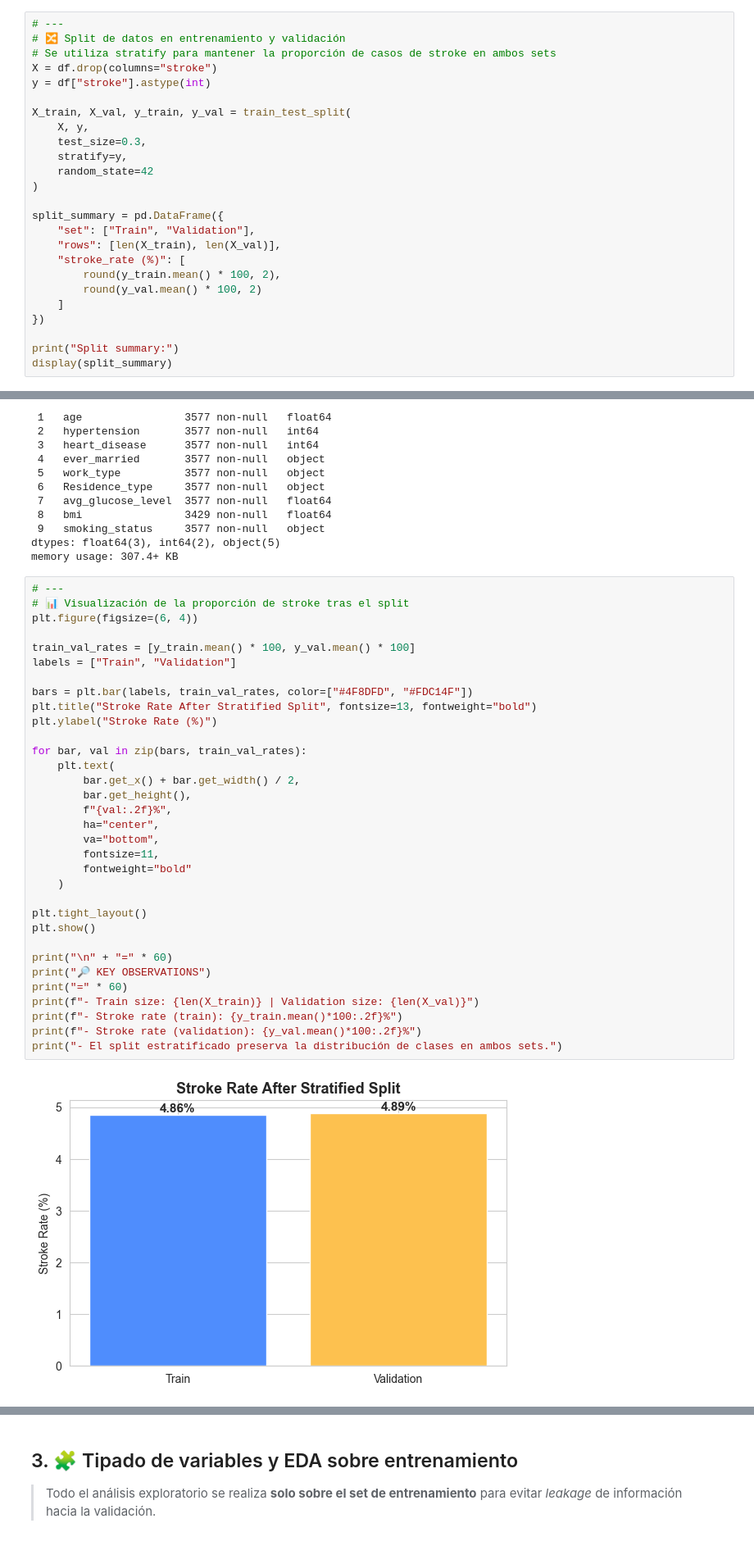
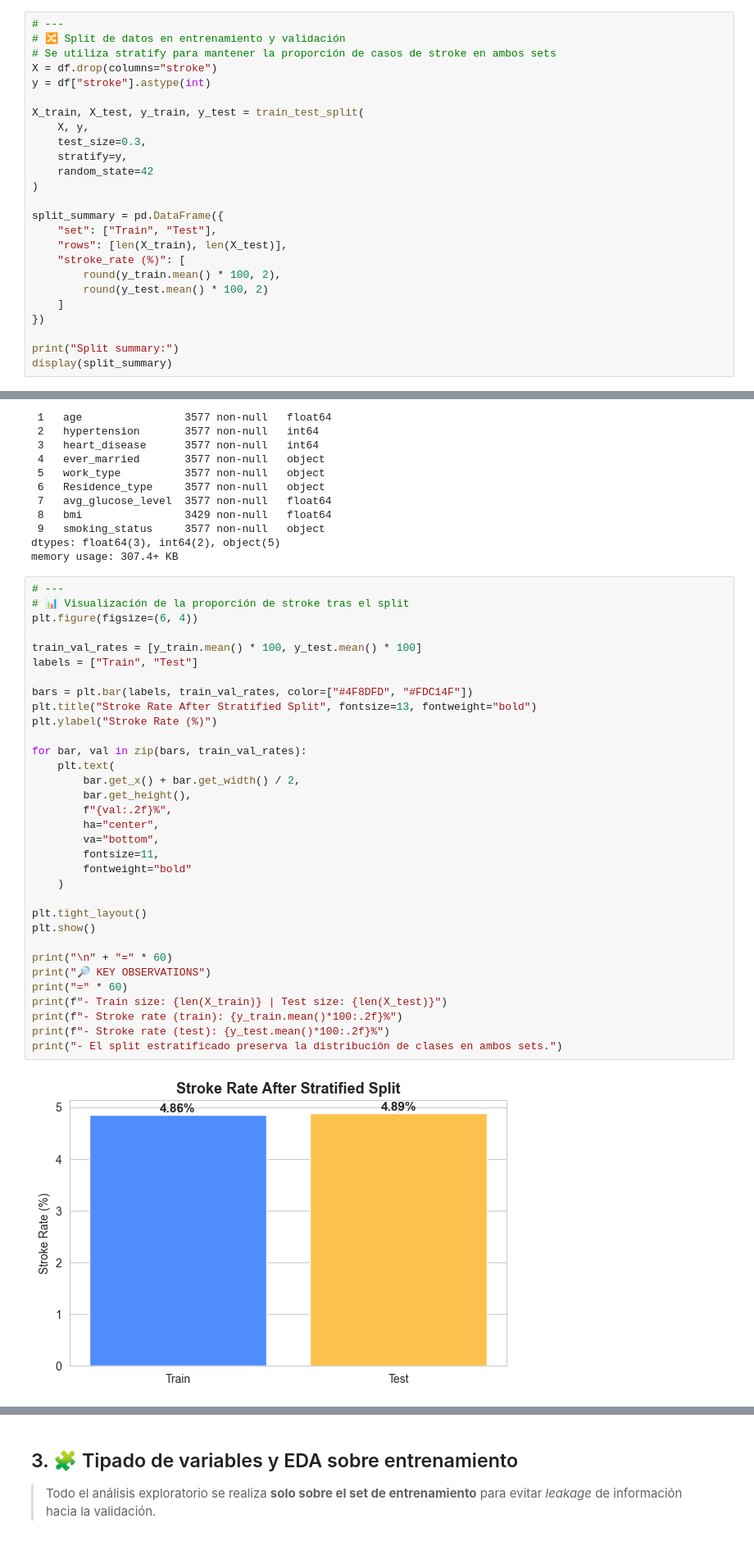
Before and after one commit to Gabriela-Sol/ML, a Jupyter notebook: notebooks/01_data_processing_.ipynb, the cells around one changed output, grey strips where cells are left out. Shown at 82% size. Drawn from its saved outputs; the diff is of its cells as text.

```diff
--- a/notebooks/01_data_processing_.ipynb
+++ b/notebooks/01_data_processing_.ipynb
@@ -173,7 +158,7 @@ Name: proportion, dtype: float64
 X = df.drop(columns="stroke")
 y = df["stroke"].astype(int)
 
-X_train, X_val, y_train, y_val = train_test_split(
+X_train, X_test, y_train, y_test = train_test_split(
     X, y,
     test_size=0.3,
     stratify=y,
@@ -181,11 +166,11 @@ X_train, X_val, y_train, y_val = train_test_split(
 )
 
 split_summary = pd.DataFrame({
-    "set": ["Train", "Validation"],
-    "rows": [len(X_train), len(X_val)],
+    "set": ["Train", "Test"],
+    "rows": [len(X_train), len(X_test)],
     "stroke_rate (%)": [
         round(y_train.mean() * 100, 2),
-        round(y_val.mean() * 100, 2)
+        round(y_test.mean() * 100, 2)
     ]
 })
 
@@ -219,38 +204,38 @@ memory usage: 307.4+ KB
 # %%
 # ---
 # 📊 Visualización de la proporción de stroke tras el split
 plt.figure(figsize=(6, 4))
 
-train_val_rates = [y_train.mean() * 100, y_val.mean() * 100]
-labels = ["Train", "Validation"]
+train_val_rates = [y_train.mean() * 100, y_test.mean() * 100]
+labels = ["Train", "Test"]
 
 bars = plt.bar(labels, train_val_rates, color=["#4F8DFD", "#FDC14F"])
 plt.title("Stroke Rate After Stratified Split", fontsize=13, fontweight="bold")
 plt.ylabel("Stroke Rate (%)")
 
 for bar, val in zip(bars, train_val_rates):
     plt.text(
         bar.get_x() + bar.get_width() / 2,
         bar.get_height(),
         f"{val:.2f}%",
         ha="center",
         va="bottom",
         fontsize=11,
         fontweight="bold"
     )
 
 plt.tight_layout()
 plt.show()
 
 print("\n" + "=" * 60)
 print("🔎 KEY OBSERVATIONS")
 print("=" * 60)
-print(f"- Train size: {len(X_train)} | Validation size: {len(X_val)}")
+print(f"- Train size: {len(X_train)} | Test size: {len(X_test)}")
 print(f"- Stroke rate (train): {y_train.mean()*100:.2f}%")
-print(f"- Stroke rate (validation): {y_val.mean()*100:.2f}%")
+print(f"- Stroke rate (test): {y_test.mean()*100:.2f}%")
 print("- El split estratificado preserva la distribución de clases en ambos sets.")
 # %% [output]
-[figure, old version]
+[figure, new version]
 ============================================================
 🔎 KEY OBSERVATIONS
 ============================================================
```
Also changed, not shown: parts of 57 cells of this notebook, 1 other file.
